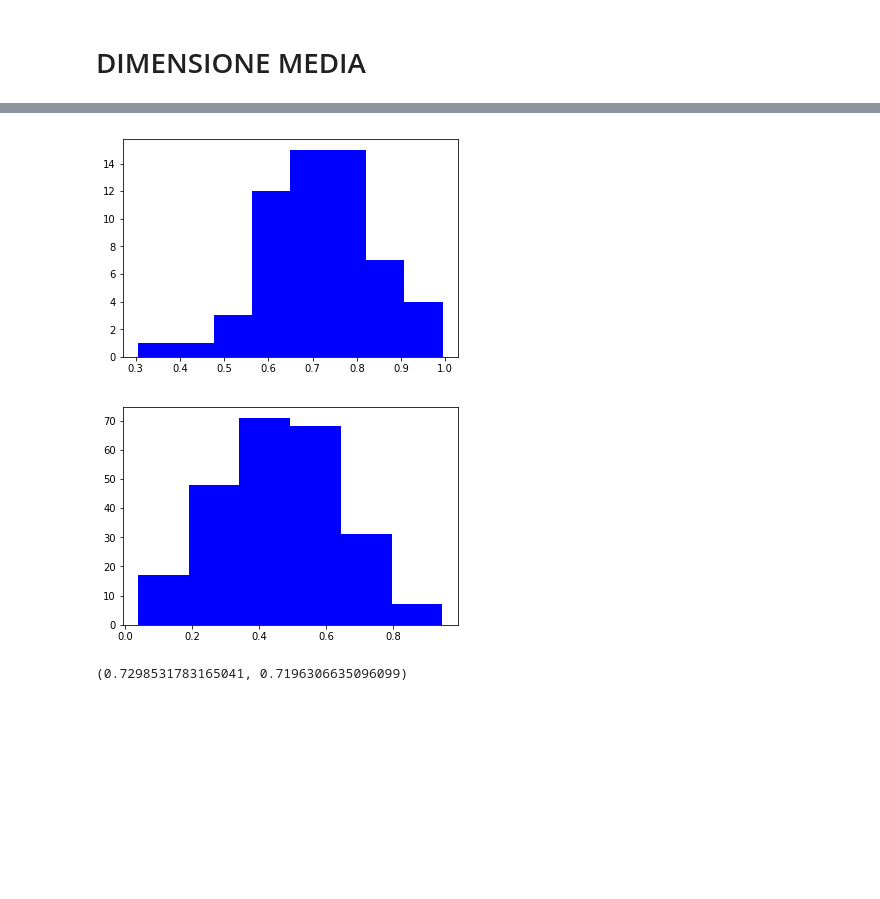
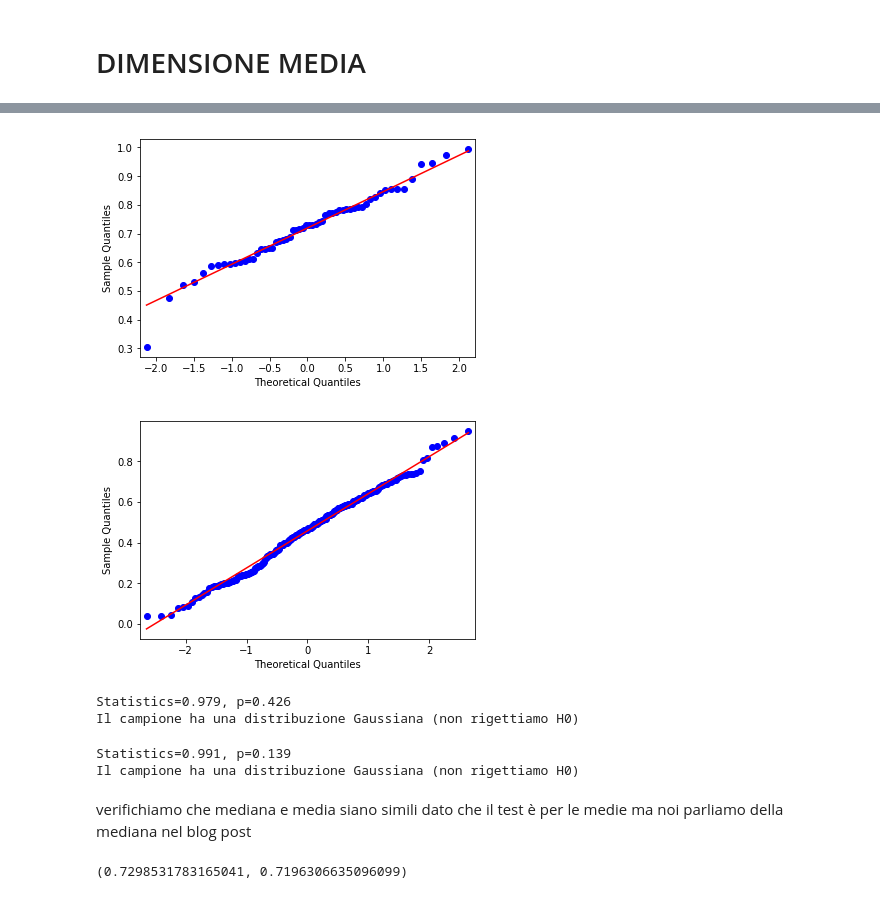
Before and after one commit to FedericoMelograna/popolarita-nel-calcio, a Jupyter notebook: source/Data_Analysis/02 - T test.ipynb, the cells around one changed output, grey strips where cells are left out. Saved outputs shown, nothing was run; the diff lists cells and outputs as text; code cells hidden in the pictures; blank space fills up the shorter version.

Commit message:
T-TEST+U-TEST
Nel file del ttest non avevamo la normalità dei dati, ipotesi necessaria per il ttest parametrico => U test + aggiunta varianze diverse (Welch's test)

```diff
--- a/source/Data_Analysis/02 - T test.ipynb
+++ b/source/Data_Analysis/02 - T test.ipynb
@@ -135,12 +89,0 @@ ITAother = df.loc[df.nazione_squadra != "Italia","Italia"]
-# %%
-num_bins = 8
-n, bins, patches = plt.hist(ITAita, num_bins, facecolor='blue')
-plt.show()
-# %% [output]
-[figure, removed]
-# %%
-num_bins = 6
-n, bins, patches = plt.hist(ITAother, num_bins, facecolor='blue')
-plt.show()
-# %% [output]
-[figure, removed]
@@ -147,3 +97,39 @@ plt.show()
+# %%
+# verifichiamo le ipotesi di normalità del t-test, graficamente e tramite test
+# q-q plot
+qqplot(ITAita, line='s')
+pyplot.show()
+qqplot(ITAother, line='s')
+pyplot.show()
+# %% [output]
+[figure, added]
+[figure, added]
+# %%
+# test di normalità
+stat, p = shapiro(ITAita)
+print('Statistics=%.3f, p=%.3f' % (stat, p))
+alpha = 0.05
+if p > alpha:
+    print('Il campione ha una distribuzione Gaussiana (non rigettiamo H0)')
+else:
+    print('Il campione non ha una distribuzione Gaussiana (rigettiamo H0)')
+# %% [output]
+Statistics=0.979, p=0.426
+Il campione ha una distribuzione Gaussiana (non rigettiamo H0)
+# %%
+# test di normalità
+stat, p = shapiro(ITAother)
+print('Statistics=%.3f, p=%.3f' % (stat, p))
+alpha = 0.05
+if p > alpha:
+    print('Il campione ha una distribuzione Gaussiana (non rigettiamo H0)')
+else:
+    print('Il campione non ha una distribuzione Gaussiana (rigettiamo H0)')
+# %% [output]
+Statistics=0.991, p=0.139
+Il campione ha una distribuzione Gaussiana (non rigettiamo H0)
+# %% [markdown]
+verifichiamo che mediana e media siano simili dato che il test è per le medie ma noi parliamo della mediana nel blog post
 # %%
 np.median(ITAita), np.mean(ITAita)
 # %% [output]
```
Also changed, not shown: parts of 35 cells of this notebook.
